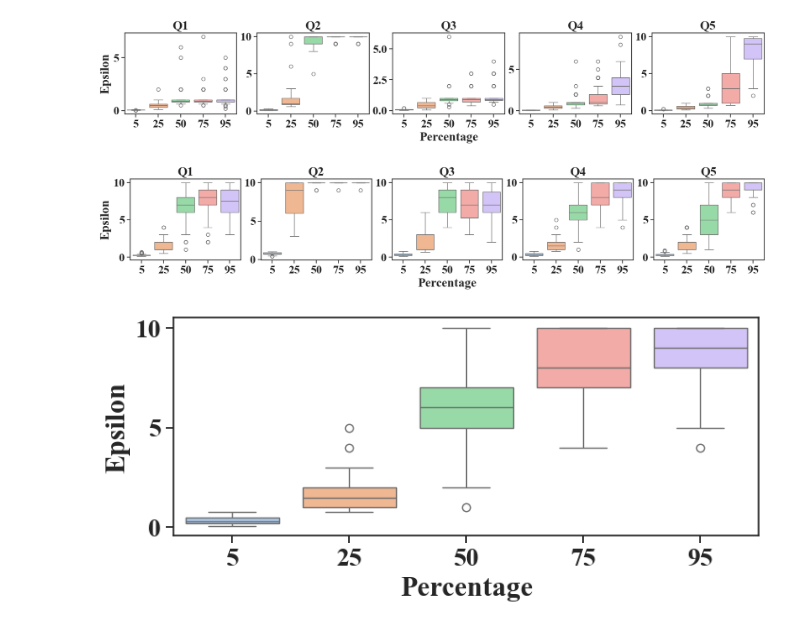
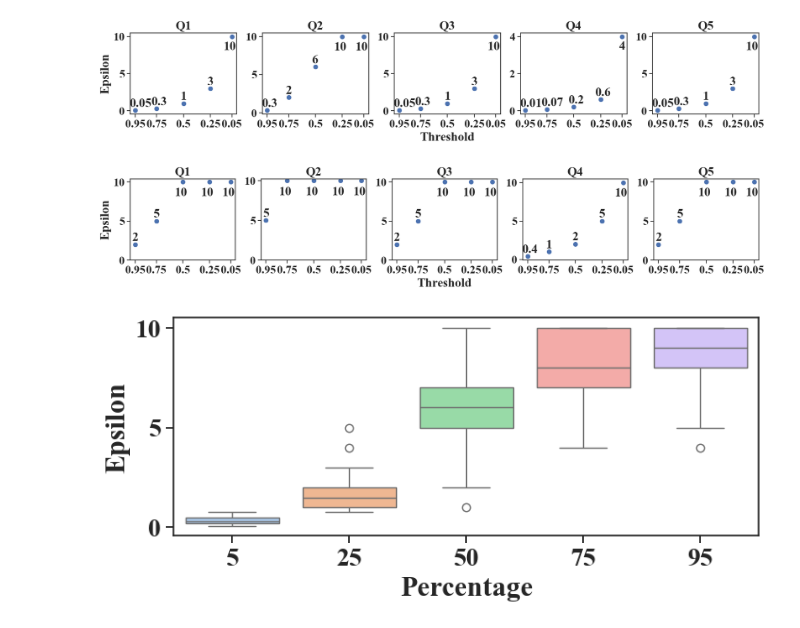
Before and after one commit to youny626/DP_test, a Jupyter notebook: ablation/vary_percentile/plot.ipynb, the cells around one changed output. Drawn from its saved outputs; the diff is of its cells as text; code cells hidden in the pictures.

```diff
--- a/ablation/vary_percentile/plot.ipynb
+++ b/ablation/vary_percentile/plot.ipynb
@@ -116,20 +118,48 @@ fig, axes = plt.subplots(1, 5, figsize=(16,3), constrained_layout=True)
 
 for i in range(5):
     data = df[(df["query"] == "Q" + str(i+1)) & (df["mech"] == "laplace")]
-    g = sns.boxplot(data=data, x="percentile", y="epsilon", hue="percentile", ax=axes[i], legend=False, palette="pastel")
+    # g = sns.boxplot(data=data, x="percentile", y="epsilon", hue="percentile", ax=axes[i], legend=False, palette="pastel")
+    g = sns.scatterplot(data=data, x="percentile", y="epsilon", ax=axes[i], legend=False, s=80)
+
     if i == 0:
         g.set(ylabel="Epsilon")
     else:
         g.set(ylabel=None)
     if i == 2:
-        g.set(xlabel="Percentage")
+        g.set(xlabel="Threshold")
     else:
         g.set(xlabel=None)
 
     axes[i].set_title("Q" + str(i+1), fontweight="bold")
+    axes[i].set_xticks([5, 25, 50, 75, 95])
+    axes[i].set_xticklabels([0.95, 0.75, 0.5, 0.25, 0.05])
     # g.set(xlabel="Q" + str(i+1))
     # _ = g.set(xlabel=None, ylabel="Epsilon")
     # _ = g.set_yticks([i for i in range(0, 11)])
+
+    for percentile in percentiles:
+        # print(data.loc[df["percentile"] == percentile].iloc[0].loc["epsilon"])
+        eps = data.loc[df["percentile"] == percentile].iloc[0].loc["epsilon"]
+        if eps == 10:
+            axes[i].text(percentile - 8, eps - 1.8, f"{eps:.0f}")
+            continue
+        if eps == 4:
+            axes[i].text(percentile - 3, eps - 0.7, f"{eps:.0f}")
+            continue
+
+        scale = 1
+        if i + 1 == 4:
+            scale = 0.4
+
+        if eps >= 1:
+            axes[i].text(percentile - 3, eps + 0.5*scale, f"{eps:.0f}") #, horizontalalignment='left', size='large', color='black', weight='bold')
+        elif eps >= 0.1:
+            axes[i].text(percentile - 5, eps + 0.5*scale, f"{eps:.1f}")
+        elif eps >= 0.01:
+            axes[i].text(percentile - 5, eps + 0.5*scale, f"{eps:.2f}")
+        else:
+            axes[i].text(percentile - 5, eps + 0.5*scale, f"{eps:.3f}")
+
 
 # plt.legend(fontsize='x-small', title_fontsize='x-small')
 # g.legend_.set_title("Percentile")
@@ -139,37 +169,58 @@ plt.savefig("figures/vary_percentage_laplace.pdf", bbox_inches = 'tight')
 plt.show()
 plt.close()
 # %% [output]
-[figure, old version]
+[figure, new version]
 # %%
 # plt.rcParams["figure.figsize"] = [16, 3]
 fig, axes = plt.subplots(1, 5, figsize=(16,3), constrained_layout=True)
 
 for i in range(5):
     data = df[(df["query"] == "Q" + str(i+1)) & (df["mech"] == "gaussian")]
-    g = sns.boxplot(data=data, x="percentile", y="epsilon", hue="percentile", ax=axes[i], legend=False, palette="pastel")
+    # g = sns.boxplot(data=data, x="percentile", y="epsilon", hue="percentile", ax=axes[i], legend=False, palette="pastel")
+    g = sns.scatterplot(data=data, x="percentile", y="epsilon", ax=axes[i], legend=False, s=80)
+
     if i == 0:
         g.set(ylabel="Epsilon")
     else:
         g.set(ylabel=None)
     if i == 2:
-        g.set(xlabel="Percentage")
+        g.set(xlabel="Threshold")
     else:
         g.set(xlabel=None)
 
     axes[i].set_title("Q" + str(i+1), fontweight="bold")
+    axes[i].set_xticks([5, 25, 50, 75, 95])
+    axes[i].set_xticklabels([0.95, 0.75, 0.5, 0.25, 0.05])
+
     # g.set(xlabel="Q" + str(i+1))
     # _ = g.set(xlabel=None, ylabel="Epsilon")
-    # _ = g.set_yticks([i for i in range(0, 11)])
+    _ = g.set_yticks([0, 5, 10])
+
+    for percentile in percentiles:
+        # print(data.loc[df["percentile"] == percentile].iloc[0].loc["epsilon"])
+        eps = data.loc[df["percentile"] == percentile].iloc[0].loc["epsilon"]
+        if eps >= 7:
+            axes[i].text(percentile - 8, eps - 1.8, f"{eps:.0f}")
+            continue
+
+        if eps >= 1:
+            axes[i].text(percentile - 3, eps + 0.5, f"{eps:.0f}") #, horizontalalignment='left', size='large', color='black', weight='bold')
+        elif eps >= 0.1:
+            axes[i].text(percentile - 5, eps + 0.5, f"{eps:.1f}")
+        elif eps >= 0.01:
+            axes[i].text(percentile - 5, eps + 0.5, f"{eps:.2f}")
+        else:
+            axes[i].text(percentile - 5, eps + 0.5, f"{eps:.3f}")
 
 # plt.legend(fontsize='x-small', title_fontsize='x-small')
 # g.legend_.set_title("Percentile")
 # plt.subplots_adjust(wspace=0, hspace=0)
 # plt.tight_layout()
 plt.savefig("figures/vary_percentage_gaussian.pdf", bbox_inches = 'tight')
 plt.show()
 plt.close()
 # %% [output]
-[figure, old version]
+[figure, new version]
 # %%
 q5 = df[(df["query"] == "Q4") & (df["mech"] == "gaussian")]
 # %%
```
Also changed, not shown: parts of 3 cells of this notebook, 2 other files.
